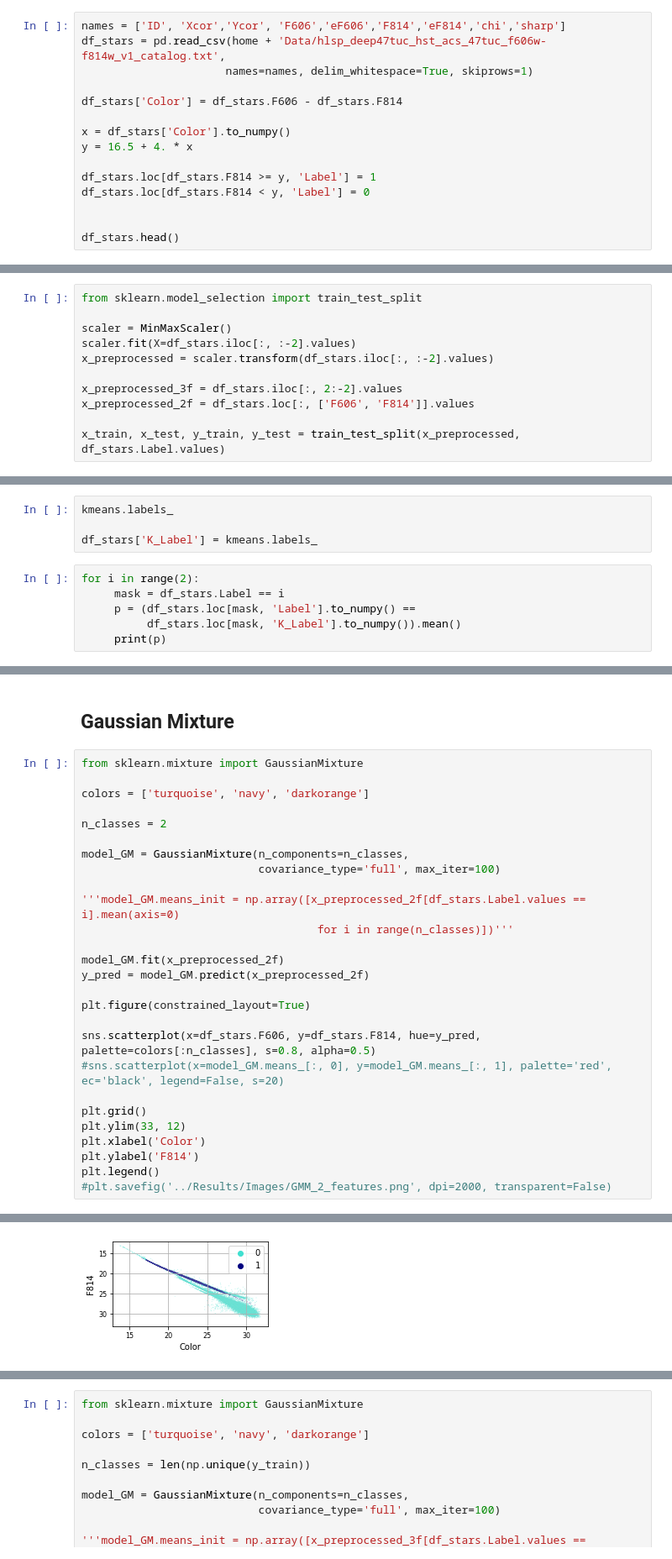
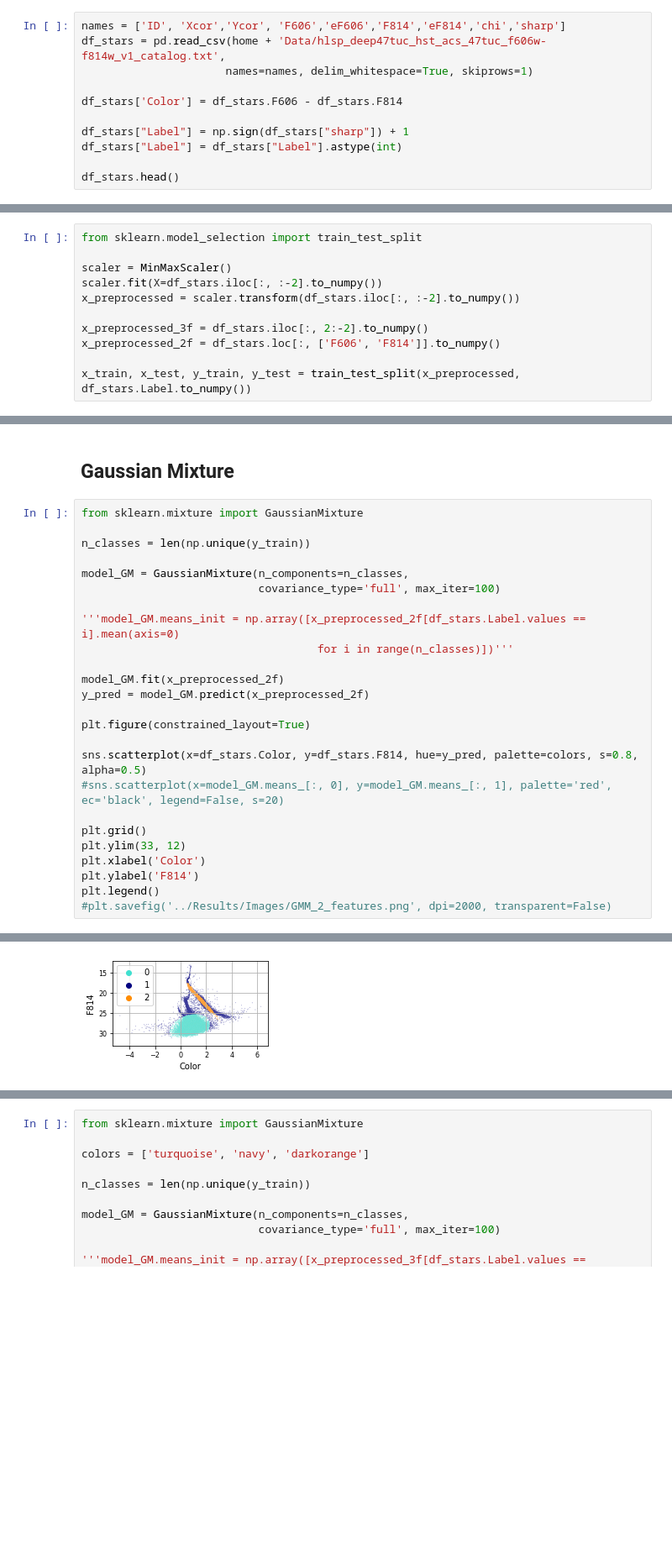
Before and after one commit to BleakHeart/Report3, a Jupyter notebook: Codice/3 Classes/classification_unsupervised.ipynb, the cells around one changed output, grey strips where cells are left out. Shown: that part at 84% size. Cells and saved outputs as stored; diff of their text form; blank space fills up the shorter version.

Commit message:
Added New Plots in 2 Class unsupervised

```diff
--- a/Codice/3 Classes/classification_unsupervised.ipynb
+++ b/Codice/3 Classes/classification_unsupervised.ipynb
@@ -35,12 +35,8 @@ df_stars = pd.read_csv(home + 'Data/hlsp_deep47tuc_hst_acs_47tuc_f606w-f814w_v1_
 
 df_stars['Color'] = df_stars.F606 - df_stars.F814
 
-x = df_stars['Color'].to_numpy()
-y = 16.5 + 4. * x
-
-df_stars.loc[df_stars.F814 >= y, 'Label'] = 1
-df_stars.loc[df_stars.F814 < y, 'Label'] = 0
-
+df_stars["Label"] = np.sign(df_stars["sharp"]) + 1
+df_stars["Label"] = df_stars["Label"].astype(int)
 
 df_stars.head()
 # %% [output]
@@ -76,12 +72,12 @@ plt.ylim(33, 12)
 from sklearn.model_selection import train_test_split
 
 scaler = MinMaxScaler()
-scaler.fit(X=df_stars.iloc[:, :-2].values)
-x_preprocessed = scaler.transform(df_stars.iloc[:, :-2].values)
+scaler.fit(X=df_stars.iloc[:, :-2].to_numpy())
+x_preprocessed = scaler.transform(df_stars.iloc[:, :-2].to_numpy())
 
-x_preprocessed_3f = df_stars.iloc[:, 2:-2].values
-x_preprocessed_2f = df_stars.loc[:, ['F606', 'F814']].values
+x_preprocessed_3f = df_stars.iloc[:, 2:-2].to_numpy()
+x_preprocessed_2f = df_stars.loc[:, ['F606', 'F814']].to_numpy()
 
-x_train, x_test, y_train, y_test = train_test_split(x_preprocessed, df_stars.Label.values)
+x_train, x_test, y_train, y_test = train_test_split(x_preprocessed, df_stars.Label.to_numpy())
 # %% [markdown]
 ## K-Means
@@ -107,10 +83,0 @@ df_stars.loc[df_stars.K_Label == 0].plot(x="F606", y="F814", kind="scatter", s=0
-# %%
-kmeans.labels_
-
-df_stars['K_Label'] = kmeans.labels_
-# %%
-for i in range(2):
-     mask = df_stars.Label == i
-     p = (df_stars.loc[mask, 'Label'].to_numpy() ==
-          df_stars.loc[mask, 'K_Label'].to_numpy()).mean()
-     print(p)
@@ -145,30 +97,28 @@ plt.grid()
 # %%
 from sklearn.mixture import GaussianMixture
 
-colors = ['turquoise', 'navy', 'darkorange']
-
-n_classes = 2
+n_classes = len(np.unique(y_train))
 
 model_GM = GaussianMixture(n_components=n_classes,
                            covariance_type='full', max_iter=100)
 
 '''model_GM.means_init = np.array([x_preprocessed_2f[df_stars.Label.values == i].mean(axis=0)
                                     for i in range(n_classes)])'''
 
 model_GM.fit(x_preprocessed_2f)
 y_pred = model_GM.predict(x_preprocessed_2f)
 
 plt.figure(constrained_layout=True)
 
-sns.scatterplot(x=df_stars.F606, y=df_stars.F814, hue=y_pred, palette=colors[:n_classes], s=0.8, alpha=0.5)
+sns.scatterplot(x=df_stars.Color, y=df_stars.F814, hue=y_pred, palette=colors, s=0.8, alpha=0.5)
 #sns.scatterplot(x=model_GM.means_[:, 0], y=model_GM.means_[:, 1], palette='red', ec='black', legend=False, s=20)
 
 plt.grid()
 plt.ylim(33, 12)
 plt.xlabel('Color')
 plt.ylabel('F814')
 plt.legend()
 #plt.savefig('../Results/Images/GMM_2_features.png', dpi=2000, transparent=False)
 # %% [output]
 <matplotlib.legend.Legend at 0x...>
-[figure, old version]
+[figure, new version]
```
Also changed, not shown: parts of 11 cells of this notebook.
